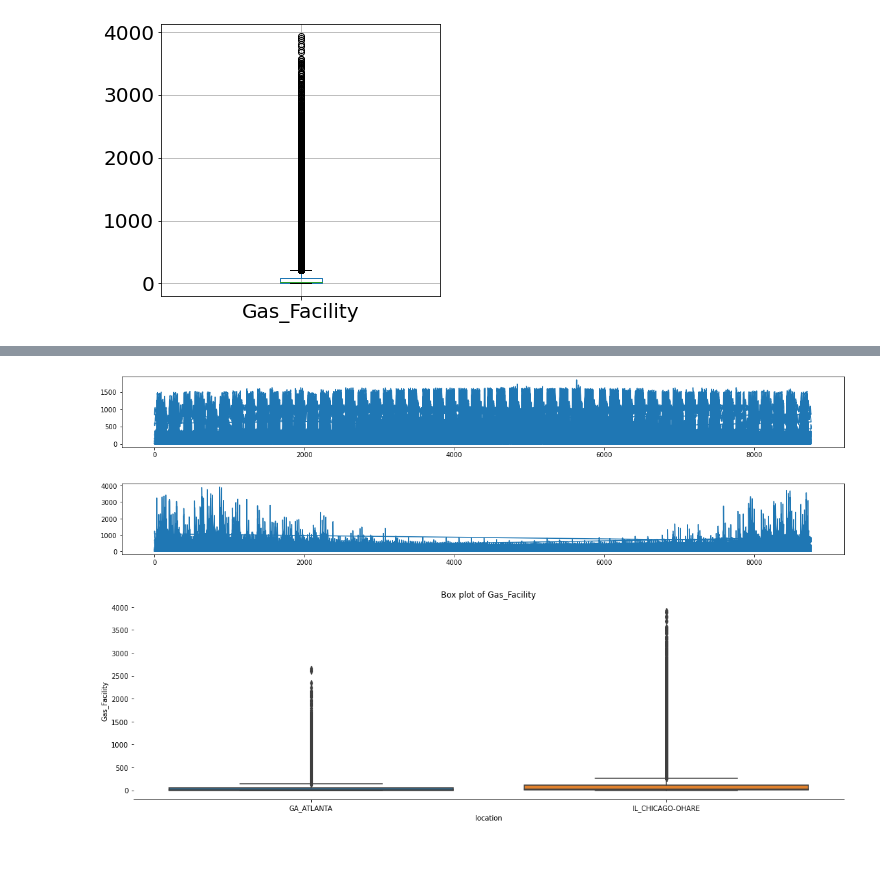
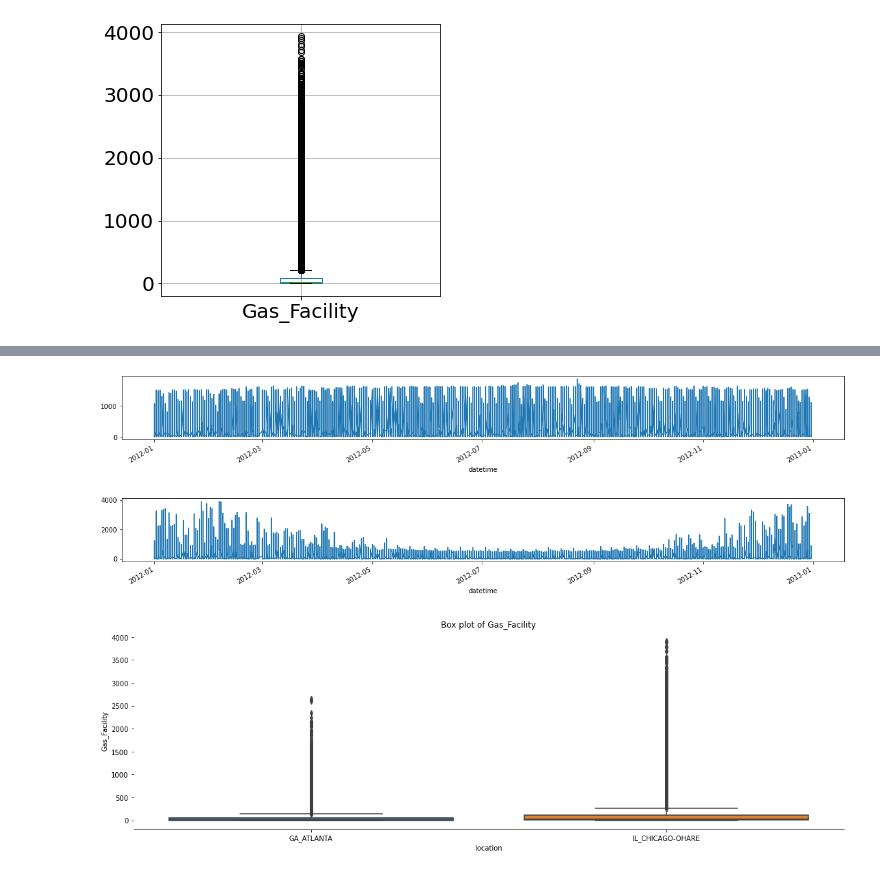
Before and after one commit to dgitts/electric-load-forecasting, a Jupyter notebook: notebooks/jude.ipynb, the cells around one changed output, grey strips where cells are left out. Cells and saved outputs as stored; diff of their text form; code cells hidden in the pictures.

Commit message:
Added more graphs and 2 more models to predict

```diff
--- a/notebooks/jude.ipynb
+++ b/notebooks/jude.ipynb
@@ -93,6 +93,9 @@ energy_profiles_df
 280320 rows × 15 columns
 # %%
 energy_profiles_df.reset_index(drop=True, inplace=True)
+
+energy_profiles_df = energy_profiles_df.drop(columns=['Electricity:Facility [kW](Monthly)','Gas:Facility [kW](Monthly)'])
+
 energy_profiles_df
 # %% [output]
 |  | Date/Time | Electric_Facility | Fans:Electricity [kW](Hourly) | Cooling:Electricity [kW](Hourly) | Heating:Electricity [kW](Hourly) | ... |
@@ -112,6 +115,9 @@ energy_profiles_df
 profiles_df = energy_profiles_df.drop(columns=['Fans:Electricity [kW](Hourly)', 'Cooling:Electricity [kW](Hourly)','Heating:Electricity [kW](Hourly)'
                                               ,'InteriorLights:Electricity [kW](Hourly)','InteriorEquipment:Electricity [kW](Hourly)'
                                               ,'Heating:Gas [kW](Hourly)','InteriorEquipment:Gas [kW](Hourly)','Water Heater:WaterSystems:Gas [kW](Hourly)'
-                                              ,'Electricity:Facility [kW](Monthly)','Gas:Facility [kW](Monthly)'])
+                                              ])
 
-profiles_df
+
+profiles_df[['dayt', 'time']] = profiles_df['Date/Time'].str.split('  ', expand=True)
+profiles_df[['month', 'day']] = profiles_df['dayt'].str.split('/', expand=True)
+profiles_df = profiles_df.drop(columns=['dayt'])
@@ -131,0 +124,9 @@ profiles_df
+# %%
+from sklearn.preprocessing import LabelEncoder
+
+profiles_df['Conv_building_type']= LabelEncoder().fit_transform(profiles_df['building_type'].values)
+
+profiles_df['Conv_location']= LabelEncoder().fit_transform(profiles_df['location'].values)
+
+
+profiles_df
@@ -146,0 +180,8 @@ profiles_df.boxplot('Gas_Facility', figsize=(5,5), fontsize= 20)
+# %%
+#profiles_df['year'] = 2012
+df = profiles_df
+
+
+df['datetime'] = pd.to_datetime(df[['year','month','day']])
+df.index = pd.to_datetime(df['datetime'])
+df.head()
@@ -147,11 +196,11 @@ profiles_df.boxplot('Gas_Facility', figsize=(5,5), fontsize= 20)
 # %%
-profiles_df.Electric_Facility.plot(figsize=(20,2));
+df.Electric_Facility.plot(figsize=(20,2));
 # %% [output]
-[figure, old version]
+[figure, new version]
 # %%
-profiles_df.Gas_Facility.plot(figsize=(20,2));
+df.Gas_Facility.plot(figsize=(20,2));
 # %% [output]
-[figure, old version]
+[figure, new version]
 # %%
 #Box Plot of Gas:Facility [kW](Hourly)
 plt.figure(figsize=(30,5))
```
Also changed, not shown: parts of 19 cells of this notebook.
